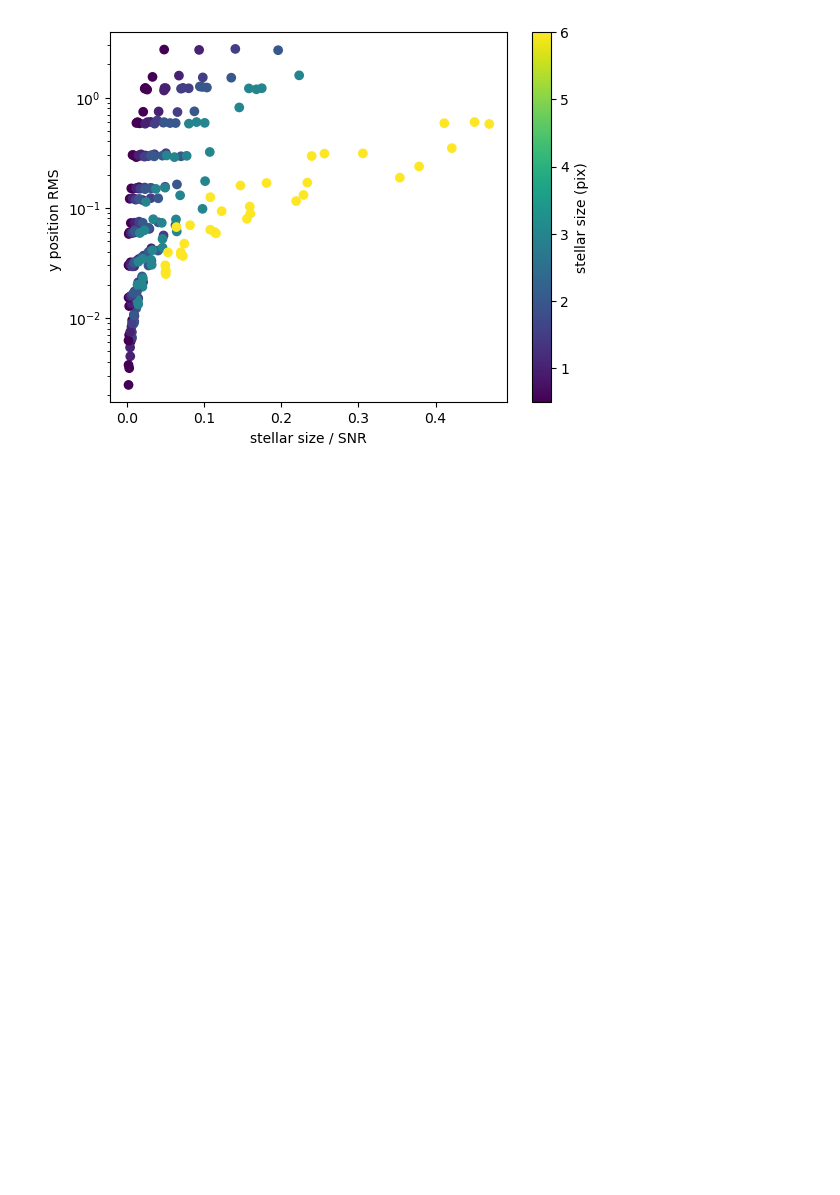
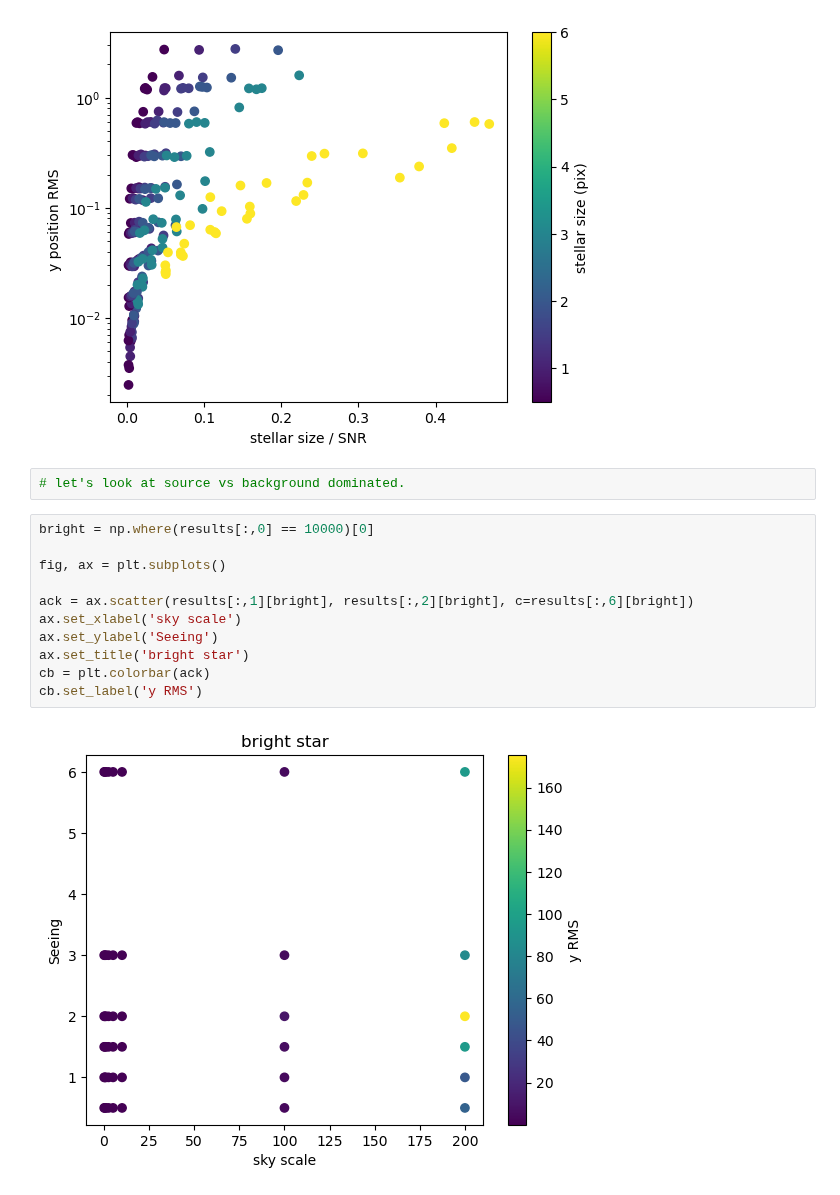
Before and after one commit to yoachim/23_Scratch, a Jupyter notebook: centroid/centroid.ipynb, the cells around one changed output. Cells and saved outputs as stored; diff of their text form; blank space fills up the shorter version.

```diff
--- a/centroid/centroid.ipynb
+++ b/centroid/centroid.ipynb
@@ -255,3 +255,18 @@ cb.set_label('stellar size (pix)')
 ax.set_yscale("log")
 # %% [output]
 [figure]
+# %%
+# let's look at source vs background dominated.
+# %%
+bright = np.where(results[:,0] == 10000)[0]
+
+fig, ax = plt.subplots()
+
+ack = ax.scatter(results[:,1][bright], results[:,2][bright], c=results[:,6][bright])
+ax.set_xlabel('sky scale')
+ax.set_ylabel('Seeing')
+ax.set_title('bright star')
+cb = plt.colorbar(ack)
+cb.set_label('y RMS')
+# %% [output]
+[figure, added]
```
Also changed, not shown: parts of 11 cells of this notebook, 1 other file.
